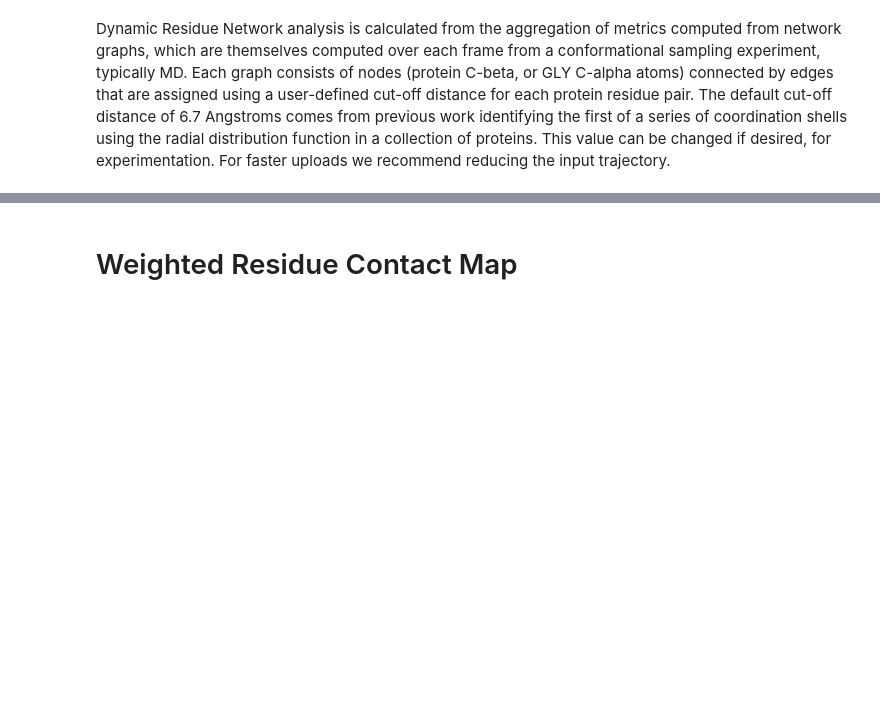
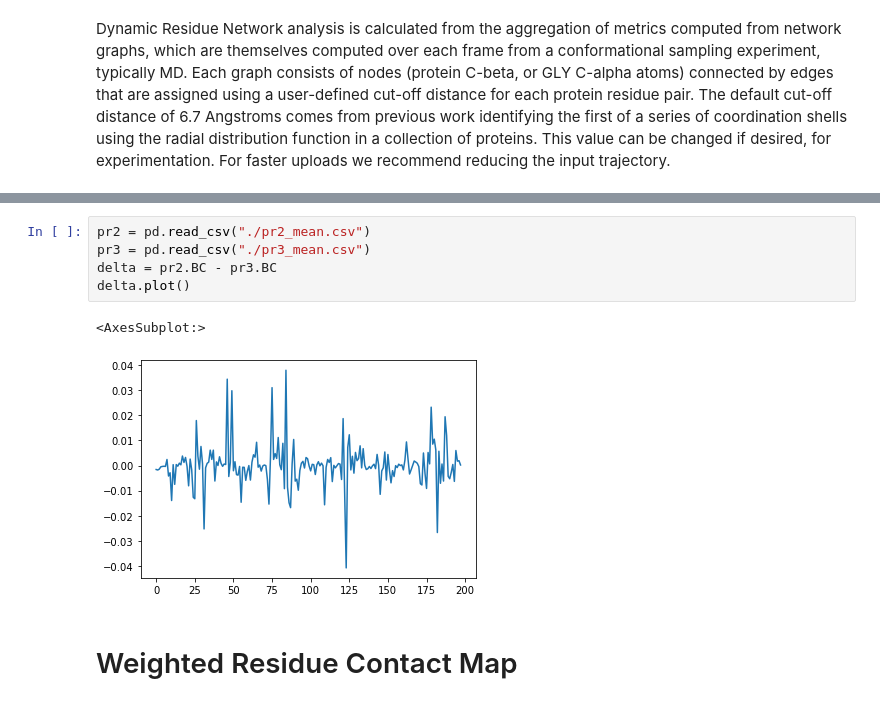
Before and after one commit to RUBi-ZA/MD-TASK, a Jupyter notebook: tutorial/mdmtaskweb_tutorial.ipynb, the cells around one changed output, grey strips where cells are left out. Drawn from its saved outputs; the diff is of its cells as text; blank space fills up the shorter version.

```diff
--- a/tutorial/mdmtaskweb_tutorial.ipynb
+++ b/tutorial/mdmtaskweb_tutorial.ipynb
@@ -54,3 +111,11 @@ b.BC.plot()
+# %%
+pr2 = pd.read_csv("./pr2_mean.csv")
+pr3 = pd.read_csv("./pr3_mean.csv")
+delta = pr2.BC - pr3.BC
+delta.plot()
+# %% [output]
+<AxesSubplot:>
+[figure, added]
 # %% [markdown]
 # Weighted Residue Contact Map
 # %% [markdown]
```
Also changed, not shown: parts of 12 cells of this notebook.
